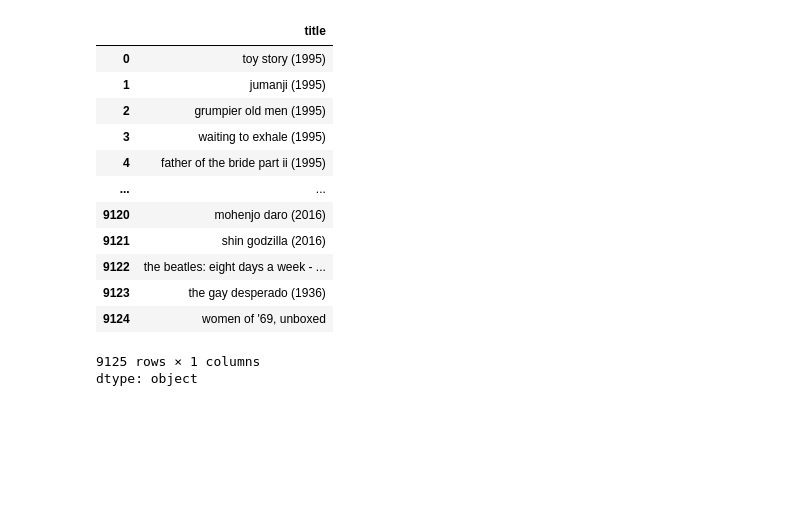
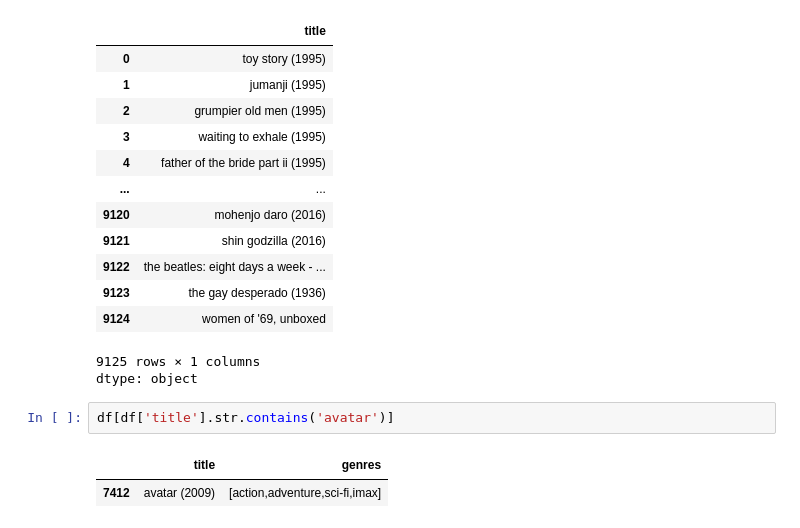
Before and after one commit to MudassirABBASSi/Recommendation-System-, a Jupyter notebook: Recommendation_System.ipynb, the cells around one changed output. Saved outputs shown, nothing was run; the diff lists cells and outputs as text; blank space fills up the shorter version.

```diff
--- a/Recommendation_System.ipynb
+++ b/Recommendation_System.ipynb
@@ -378,4 +393,9 @@ df['title']
 | 9124 | women of '69, unboxed |
 9125 rows × 1 columns
 dtype: object
+# %%
+df[df['title'].str.contains('avatar')]
+# %% [output]
+|  | title | genres |
+| 7412 | avatar (2009) | [action,adventure,sci-fi,imax] |
 # %%
```
Also changed, not shown: parts of 6 cells of this notebook.
